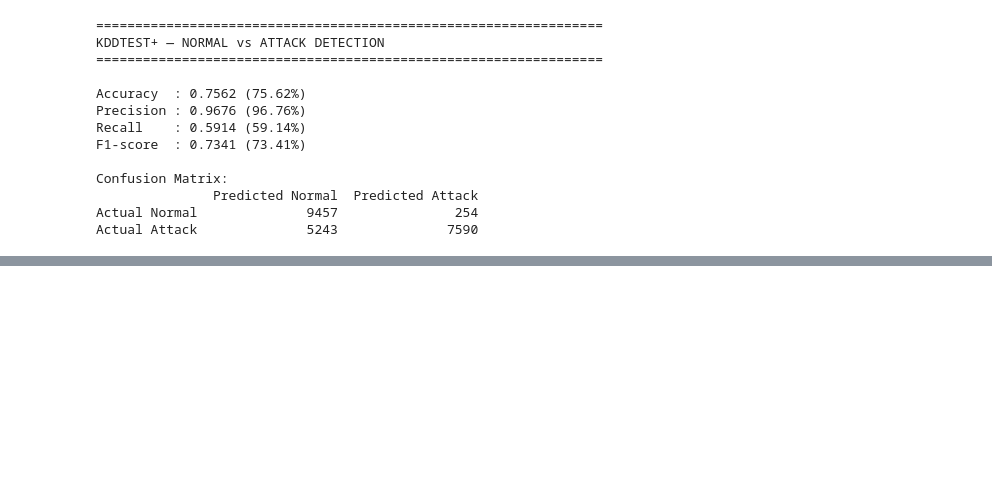
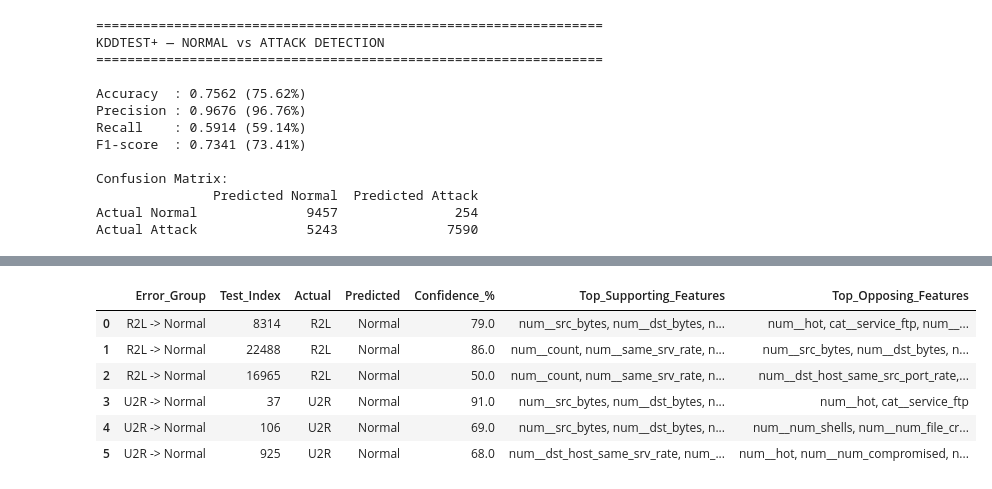
Before and after one commit to AKSHAT-KUMAR-14/XAI-NIDS, a Jupyter notebook: xai-nids.ipynb, the cells around one changed output, grey strips where cells are left out. Cells and saved outputs as stored; diff of their text form; code cells hidden in the pictures; blank space fills up the shorter version.

```diff
--- a/xai-nids.ipynb
+++ b/xai-nids.ipynb
@@ -2775,0 +5213,85 @@ Actual Attack              5243              7590
+# %%
+# ================================================================
+# AO-XAI: SUMMARY OF REPRESENTATIVE MISCLASSIFICATIONS
+# ================================================================
+
+representative_cases = [
+    ("R2L -> Normal", 8314),
+    ("R2L -> Normal", 22488),
+    ("R2L -> Normal", 16965),
+    ("U2R -> Normal", 37),
+    ("U2R -> Normal", 106),
+    ("U2R -> Normal", 925)
+]
+
+summary_rows = []
+
+for error_group, test_index in representative_cases:
+
+    # Build structured explanation
+    record = build_ao_xai_record(
+        test_index=test_index,
+        top_n=10
+    )
+
+    # Top supporting evidence
+    supporting = sorted(
+        record["supporting_features"],
+        key=lambda x: abs(x["shap_value"]),
+        reverse=True
+    )
+
+    # Top opposing evidence
+    opposing = sorted(
+        record["opposing_features"],
+        key=lambda x: abs(x["shap_value"]),
+        reverse=True
+    )
+
+    top_supporting = [
+        item["feature"]
+        for item in supporting[:3]
+    ]
+
+    top_opposing = [
+        item["feature"]
+        for item in opposing[:3]
+    ]
+
+    summary_rows.append({
+
+        "Error_Group": error_group,
+
+        "Test_Index": test_index,
+
+        "Actual": record["actual_class"],
+
+        "Predicted": record["predicted_class"],
+
+        "Confidence_%": round(
+            record["confidence"] * 100, 2
+        ),
+
+        "Top_Supporting_Features": ", ".join(
+            top_supporting
+        ),
+
+        "Top_Opposing_Features": ", ".join(
+            top_opposing
+        )
+    })
+
+
+ao_xai_summary_df = pd.DataFrame(summary_rows)
+
+
+# ================================================================
+# DISPLAY SUMMARY
+# ================================================================
+
+print("=" * 100)
+print("AO-XAI REPRESENTATIVE MISCLASSIFICATION SUMMARY")
+print("=" * 100)
+
+display(ao_xai_summary_df)
+# %% [output]
@@ -2775,0 +5301,7 @@ Actual Attack              5243              7590
+|  | Error_Group | Test_Index | Actual | Predicted | Confidence_% | Top_Supporting_Features | Top_Opposing_Features |
+| 0 | R2L -> Normal | 8314 | R2L | Normal | 79.0 | num__src_bytes, num__dst_bytes, n... | num__hot, cat__service_ftp, num__... |
+| 1 | R2L -> Normal | 22488 | R2L | Normal | 86.0 | num__count, num__same_srv_rate, n... | num__src_bytes, num__dst_bytes, n... |
+| 2 | R2L -> Normal | 16965 | R2L | Normal | 50.0 | num__count, num__same_srv_rate, n... | num__dst_host_same_src_port_rate,... |
+| 3 | U2R -> Normal | 37 | U2R | Normal | 91.0 | num__src_bytes, num__dst_bytes, n... | num__hot, cat__service_ftp |
+| 4 | U2R -> Normal | 106 | U2R | Normal | 69.0 | num__src_bytes, num__dst_bytes, n... | num__num_shells, num__num_file_cr... |
+| 5 | U2R -> Normal | 925 | U2R | Normal | 68.0 | num__dst_host_same_srv_rate, num_... | num__hot, num__num_compromised, n... |
```
Also changed, not shown: parts of 36 cells of this notebook.
